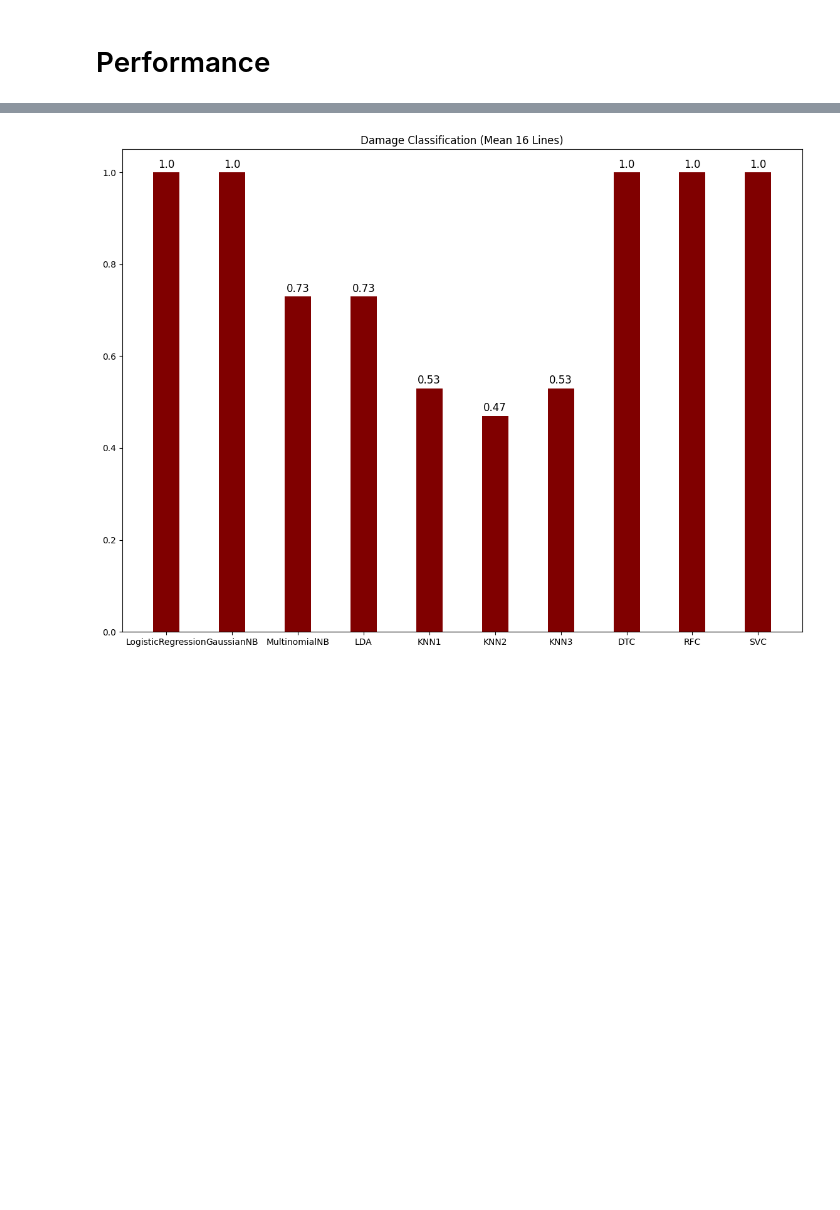
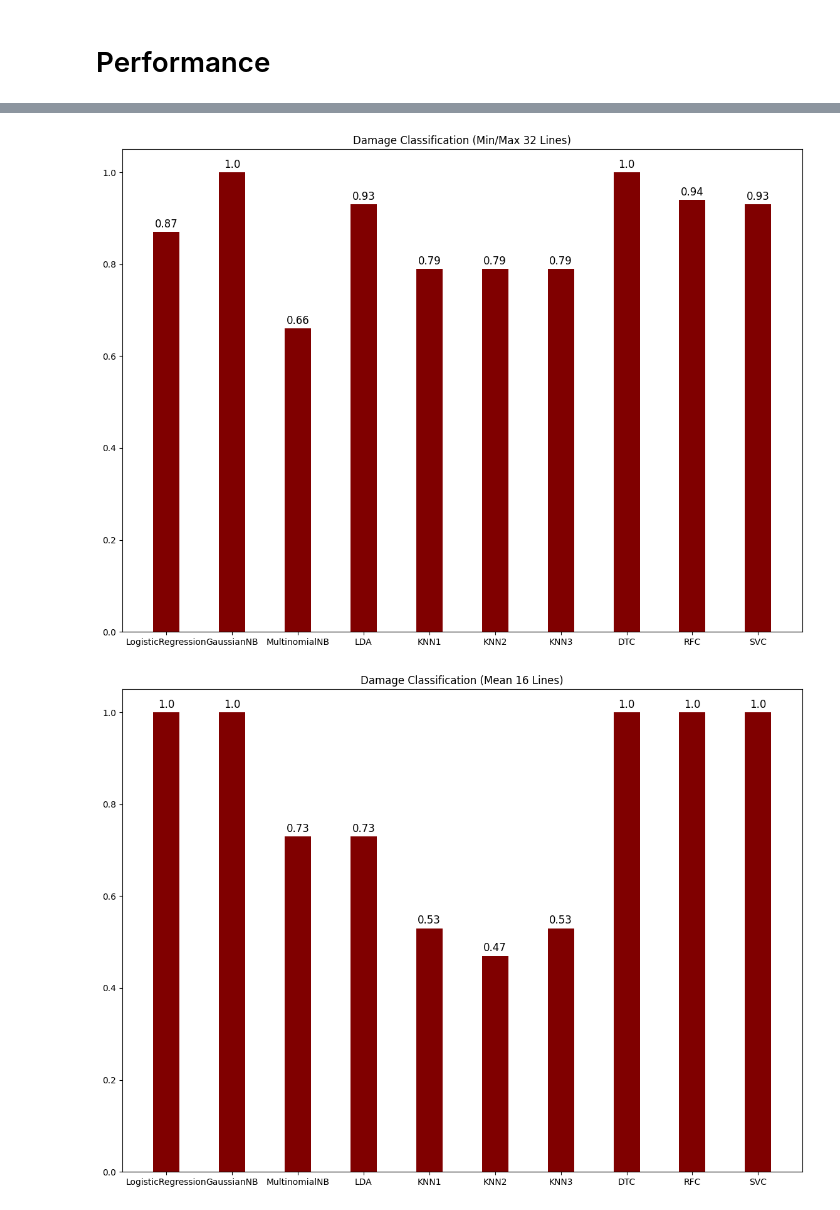
Before and after one commit to MFarooqRajput/wood-log-detection, a Jupyter notebook: Pith2Bark/notebooks/damage_classification_kfold_holdout.ipynb, the cells around one changed output, grey strips where cells are left out. Drawn from its saved outputs; the diff is of its cells as text; code cells hidden in the pictures; blank space fills up the shorter version.

```diff
--- a/Pith2Bark/notebooks/damage_classification_kfold_holdout.ipynb
+++ b/Pith2Bark/notebooks/damage_classification_kfold_holdout.ipynb
@@ -1328,6 +1429,10 @@ accuracy_holdout = accuracy_score(y_holdout, y_pred_holdout)
 accuracy_thirtytwo_min_max.append(round(accuracy_holdout, 2))
 print(f"Accuracy on holdout set: {accuracy_holdout}")
 
+balanced_accuracy_holdout = balanced_accuracy_score(y_holdout, y_pred_holdout)
+balanced_accuracy_thirtytwo_min_max.append(round(balanced_accuracy_holdout, 2))
+print(f"Balanced Accuracy on holdout set: {balanced_accuracy_holdout}")
+
 print("\nClassification Report:\n")
 print(classification_report(y_holdout, y_pred_holdout, digits = 3))
 
@@ -2593,3 +2810,14 @@ plot_accuracy("Damage Classification (Min/Max 32 Lines)", data)
+# %%
+#Balanced
+data = {'LogisticRegression':balanced_accuracy_thirtytwo_min_max[0], 'GaussianNB':balanced_accuracy_thirtytwo_min_max[1],
+        'MultinomialNB':balanced_accuracy_thirtytwo_min_max[2], 'LDA':balanced_accuracy_thirtytwo_min_max[3],
+        'KNN1':balanced_accuracy_thirtytwo_min_max[4], 'KNN2':balanced_accuracy_thirtytwo_min_max[5],
+        'KNN3':balanced_accuracy_thirtytwo_min_max[6], 'DTC':balanced_accuracy_thirtytwo_min_max[7],
+        'RFC':balanced_accuracy_thirtytwo_min_max[8], 'SVC':balanced_accuracy_thirtytwo_min_max[9]}
+
+plot_accuracy("Damage Classification (Min/Max 32 Lines)", data)
+# %% [output]
+[figure, added]
 # %%
 data = {'LogisticRegression':accuracy_sixteen_mean[0], 'GaussianNB':accuracy_sixteen_mean[1],
         'MultinomialNB':accuracy_sixteen_mean[2], 'LDA':accuracy_sixteen_mean[3],
```
Also changed, not shown: parts of 48 cells of this notebook.
